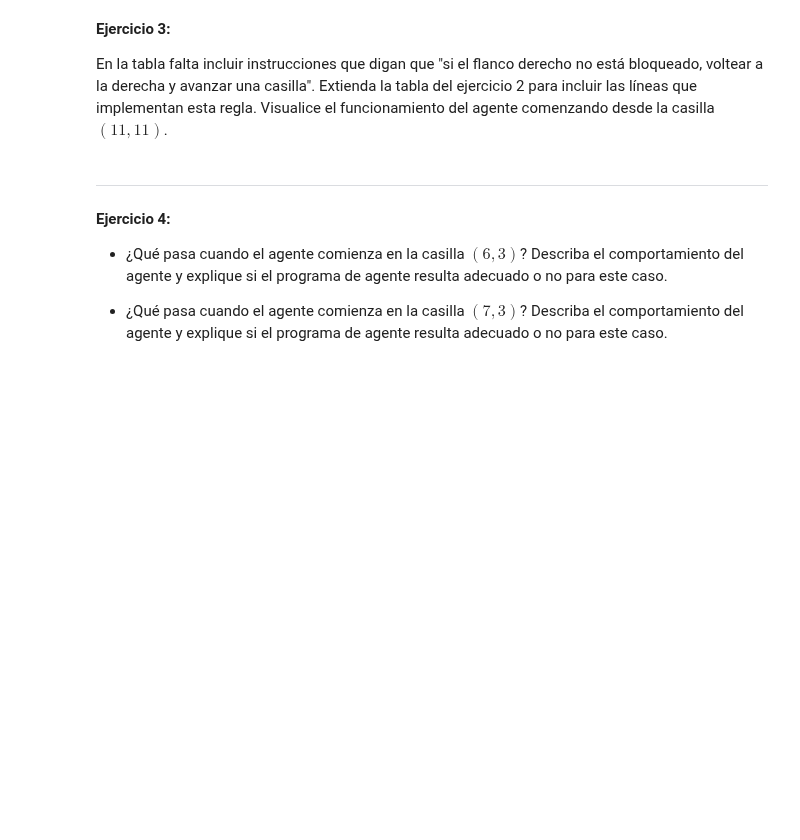
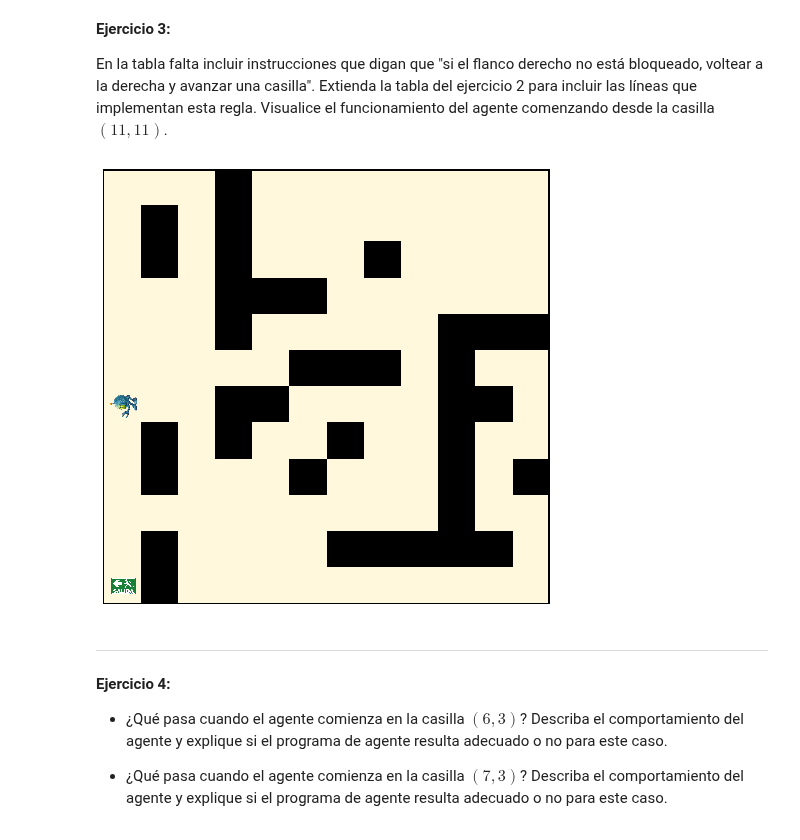
Before and after one commit to DaveAlsina/6toSemestre, a Jupyter notebook: ia/taller/notebook5_1/tipos_agente.ipynb, the cells around one changed output. Saved outputs shown, nothing was run; the diff lists cells and outputs as text; code cells hidden in the pictures; blank space fills up the shorter version.

```diff
--- a/ia/taller/notebook5_1/tipos_agente.ipynb
+++ b/ia/taller/notebook5_1/tipos_agente.ipynb
@@ -148,6 +212,50 @@ Visualice el funcionamiento del agente para comprobar su respuesta.
 **Ejercicio 3:**
 
 En la tabla falta incluir instrucciones que digan que "si el flanco derecho no está bloqueado, voltear a la derecha y avanzar una casilla". Extienda la tabla del ejercicio 2 para incluir las líneas que implementan esta regla. Visualice el funcionamiento del agente comenzando desde la casilla $(11,11)$.
+# %%
+# (sensor frontal, sensor izquierdo, sensor derecho, sensor trasero)
+tabla = {
+    # Si el frente no está bloqueado y el flanco derecho está
+    # bloqueado, avanzar una casilla
+    (False, True, True, True):['adelante'],
+    (False, True, True, False):['adelante'],
+    (False, False, True, True):['adelante'],
+    (False, False, True, False):['adelante'],
+
+    (True, False, True, False):['voltearIzquierda'],
+    (True, True, False, False):['voltearDerecha'],
+
+    (True,  True,  False,  True):['voltearDerecha', 'adelante'],
+    (True,  False, False,  True):['voltearDerecha', 'adelante'],
+    (False, True,  False,  True):['voltearDerecha', 'adelante'],
+    (True,  True,  False,  False):['voltearDerecha', 'adelante'],
+
+    (True,  False,  False,  False):['voltearDerecha', 'adelante'],
+    (False,  True,  False,  False):['voltearDerecha', 'adelante'],
+    (False,  False,  False,  True):['voltearDerecha', 'adelante'],
+    (False,  False,  False,  False):['voltearDerecha', 'adelante'],
+
+}
+# %%
+from time import sleep
+from IPython.display import clear_output
+import matplotlib.pyplot as plt
+from agentes import *
+
+lab = Laberinto(pos_inicial=(11,11))
+agente = Agente()
+agente.tabla = tabla
+
+for i in range(50):
+    agente.perceptos = lab.para_sentidos()
+    a = agente.reaccionar() # <= ver definición en agentes.py
+    lab.transicion(a)
+    clear_output(wait=True)
+    lab.pintar()
+    plt.show()
+    sleep(.25)
+# %% [output]
+[figure, added]
 # %% [markdown]
 ---
 # %% [markdown]
```
Also changed, not shown: parts of 5 cells of this notebook.
